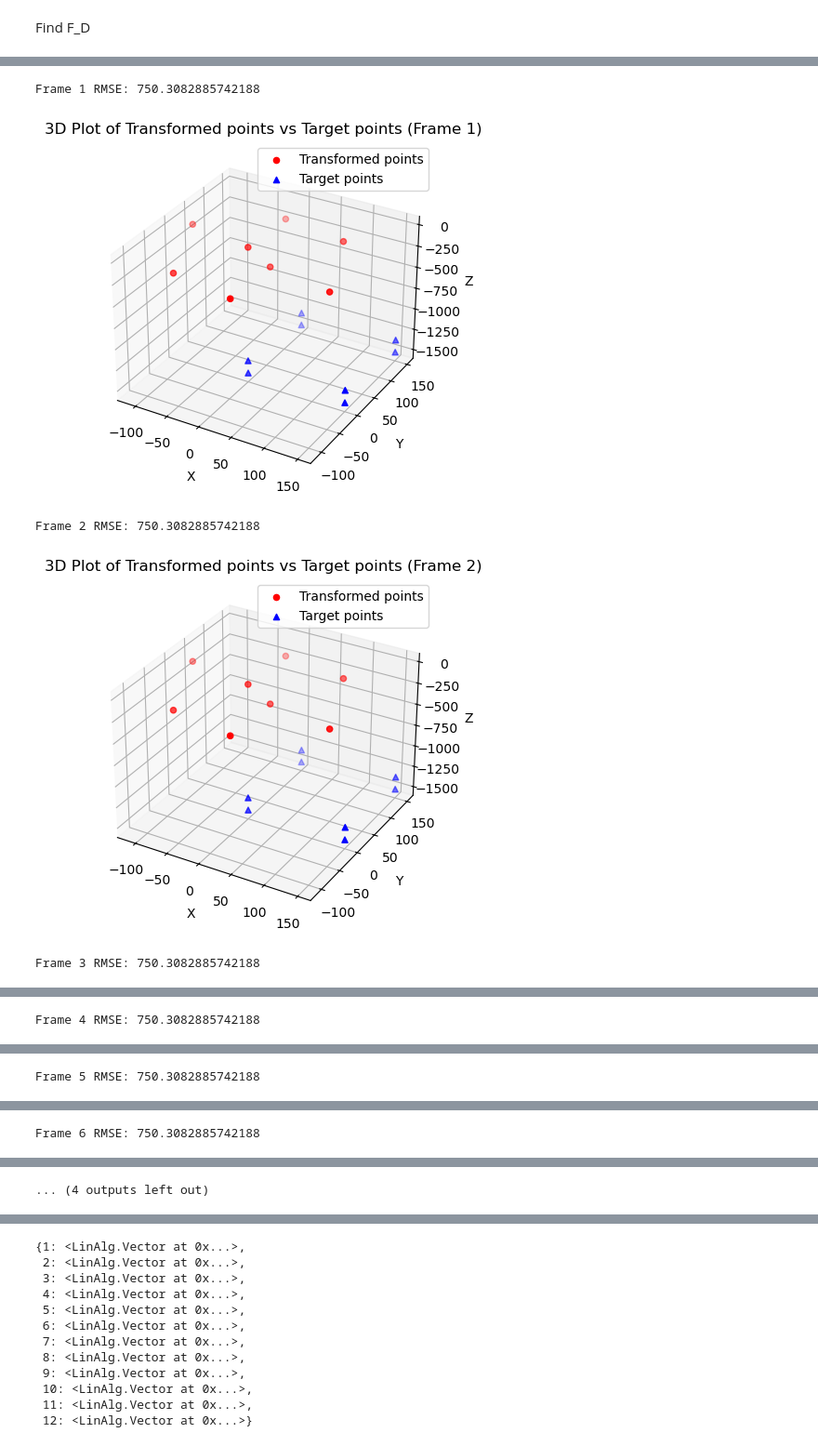
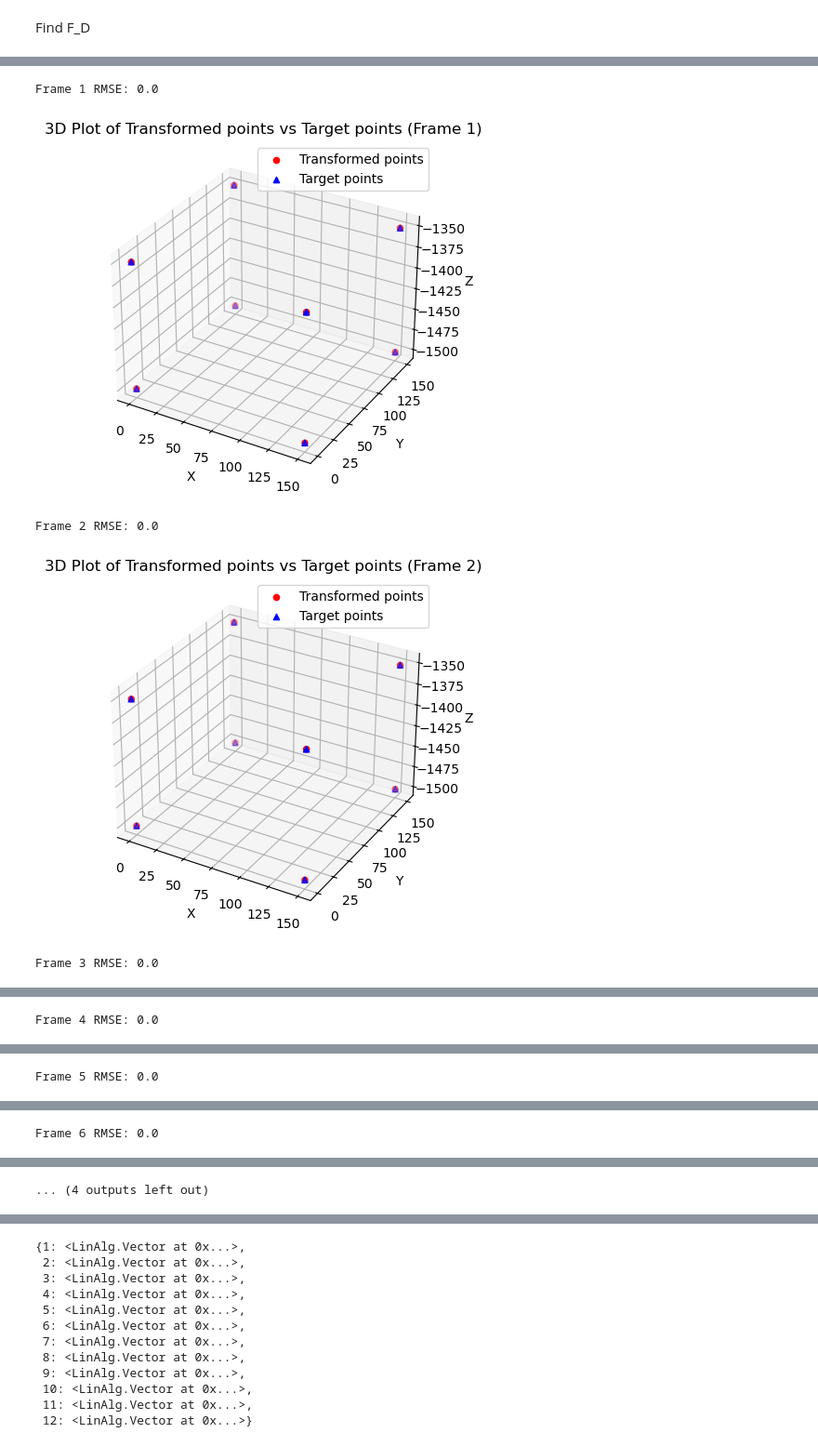
Before and after one commit to Rapuris/CIS1, a Jupyter notebook: PA1/LinAlg_test.ipynb, the cells around one changed output, grey strips where cells are left out. Shown at 93% size. Drawn from its saved outputs; the diff is of its cells as text; code cells hidden in the pictures.

```diff
--- a/PA1/LinAlg_test.ipynb
+++ b/PA1/LinAlg_test.ipynb
@@ -80,7 +80,7 @@ for frame_num, frame in F_A_point_cloud.items():
     a_points = [LA.Vector(vec.coords[0], vec.coords[1], vec.coords[2]) for vec in calbody_vectors]  # Source points (a_vectors)
 
     # Extract the target points (A_points) from calreadings_frames
-    A_points = [LA.Vector(vec.coords[0], vec.coords[1], vec.coords[2]) for vec in calreadings_frames[frame_num]['a_vectors']]  # Target points
+    A_points = [LA.Vector(vec.coords[0], vec.coords[1], vec.coords[2]) for vec in calreadings_frames[frame_num]['A_vectors']]  # Target points
 
     # Apply the transformation to a_points
     transformed_a_points = LA.transform_points(frame, a_points)
@@ -152,33 +152,33 @@ F_D_frames = F_D_point_cloud
 # %%
 F_D_point_cloud = LA.perform_calibration_registration_for_frames(calreadings_frames, calbody_vectors, vector_type='D')
 calbody_vectors = d_vectors
 rmse_results = {}
 
 # Loop through each frame in the point cloud registration results
 for frame_num, frame in F_D_point_cloud.items():
     # Extract the source points (calbody a_vectors) for transformation
     d_points = [LA.Vector(vec.coords[0], vec.coords[1], vec.coords[2]) for vec in calbody_vectors]  # Source points (a_vectors)
 
     # Extract the target points (D_points) from calreadings_frames
-    D_points = [LA.Vector(vec.coords[0], vec.coords[1], vec.coords[2]) for vec in calreadings_frames[frame_num]['d_vectors']]  # Target points
+    D_points = [LA.Vector(vec.coords[0], vec.coords[1], vec.coords[2]) for vec in calreadings_frames[frame_num]['D_vectors']]  # Target points
 
     # Apply the transformation to d_points
     transformed_d_points = LA.transform_points(frame, d_points)
 
     # Compute the RMSE between the transformed d_points and D_points
     transformed_array = np.array([v.as_array() for v in transformed_d_points])
     target_array = np.array([v.as_array() for v in D_points])
     rmse = LA.compute_rmse(transformed_array, target_array)
     rmse_results[frame_num] = rmse
 
     # Output the RMSE result
     print(f"Frame {frame_num} RMSE: {rmse}")
 
     # Plot the transformed d_points vs target D_points
     LA.plot_3d_transformed_vs_target(frame_num, transformed_d_points, D_points)
 # %% [output]
-Frame 1 RMSE: 750.3082885742188
+Frame 1 RMSE: 0.0
-[figure, old version]
+[figure, new version]
-Frame 2 RMSE: 750.3082885742188
+Frame 2 RMSE: 0.0
-[figure, old version]
+[figure, new version]
-Frame 3 RMSE: 750.3082885742188
+Frame 3 RMSE: 0.0
@@ -186 +186 @@ Frame 3 RMSE: 750.3082885742188
-Frame 4 RMSE: 750.3082885742188
+Frame 4 RMSE: 0.0
@@ -188 +188 @@ Frame 4 RMSE: 750.3082885742188
-Frame 5 RMSE: 750.3082885742188
+Frame 5 RMSE: 0.0
@@ -190 +190 @@ Frame 5 RMSE: 750.3082885742188
-Frame 6 RMSE: 750.3082885742188
+Frame 6 RMSE: 0.0
```
Also changed, not shown: parts of 5 cells of this notebook, 2 other files.
